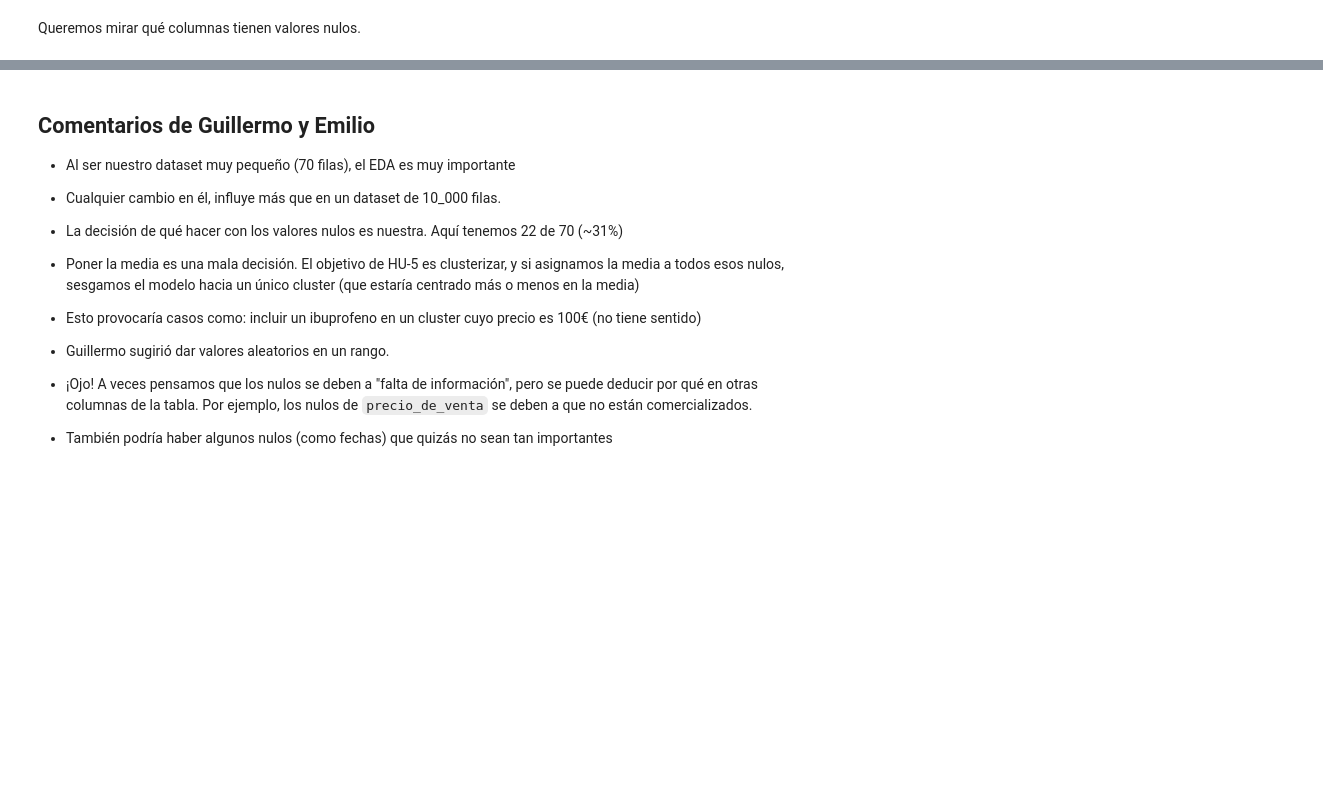
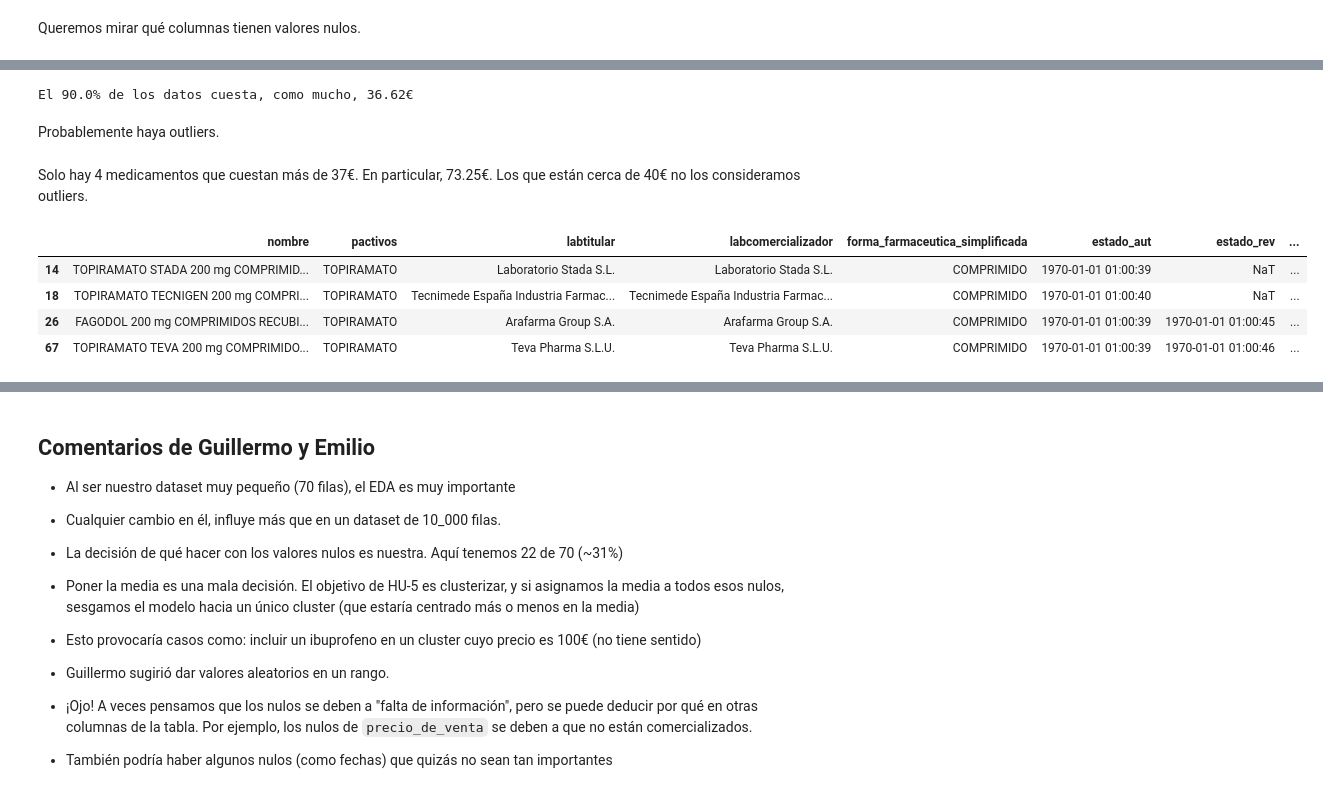
Before and after one commit to Chicloneo/Proyecto-Ingenieria-Dato, a Jupyter notebook: Notebooks/HU-4.ipynb, the cells around one changed output, grey strips where cells are left out. Drawn from its saved outputs; the diff is of its cells as text; code cells hidden in the pictures; blank space fills up the shorter version.

```diff
--- a/Notebooks/HU-4.ipynb
+++ b/Notebooks/HU-4.ipynb
@@ -113,0 +460,20 @@ dtype: int64
+# %%
+# De aquí solo modificar `proporcion``
+proporcion = 0.9
+porcentaje = proporcion * 100
+quantil = df["Precio venta al público con IVA"].quantile(proporcion)
+print(f"El {porcentaje}% de los datos cuesta, como mucho, {float(quantil)}€")
+# %% [output]
+El 90.0% de los datos cuesta, como mucho, 36.62€
+# %% [markdown]
+Probablemente haya outliers.
+# %% [markdown]
+Solo hay 4 medicamentos que cuestan más de 37€. En particular, 73.25€. Los que están cerca de 40€ no los consideramos outliers.
+# %%
+df.loc[df["Precio venta al público con IVA"] > 37]
+# %% [output]
+|  | nombre | pactivos | labtitular | labcomercializador | forma_farmaceutica_simplificada | estado_aut | estado_rev | ... |
+| 14 | TOPIRAMATO STADA 200 mg COMPRIMID... | TOPIRAMATO | Laboratorio Stada S.L. | Laboratorio Stada S.L. | COMPRIMIDO | 1970-01-01 01:00:39 | NaT | ... |
+| 18 | TOPIRAMATO TECNIGEN 200 mg COMPRI... | TOPIRAMATO | Tecnimede España Industria Farmac... | Tecnimede España Industria Farmac... | COMPRIMIDO | 1970-01-01 01:00:40 | NaT | ... |
+| 26 | FAGODOL 200 mg COMPRIMIDOS RECUBI... | TOPIRAMATO | Arafarma Group S.A. | Arafarma Group S.A. | COMPRIMIDO | 1970-01-01 01:00:39 | 1970-01-01 01:00:45 | ... |
+| 67 | TOPIRAMATO TEVA 200 mg COMPRIMIDO... | TOPIRAMATO | Teva Pharma S.L.U. | Teva Pharma S.L.U. | COMPRIMIDO | 1970-01-01 01:00:39 | 1970-01-01 01:00:46 | ... |
```
Also changed, not shown: parts of 85 cells of this notebook, 3 other files.
